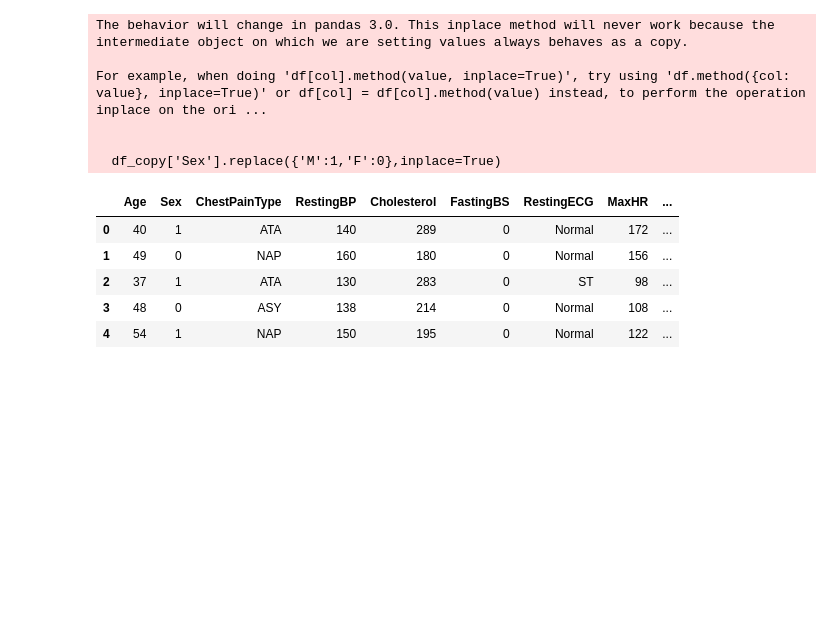
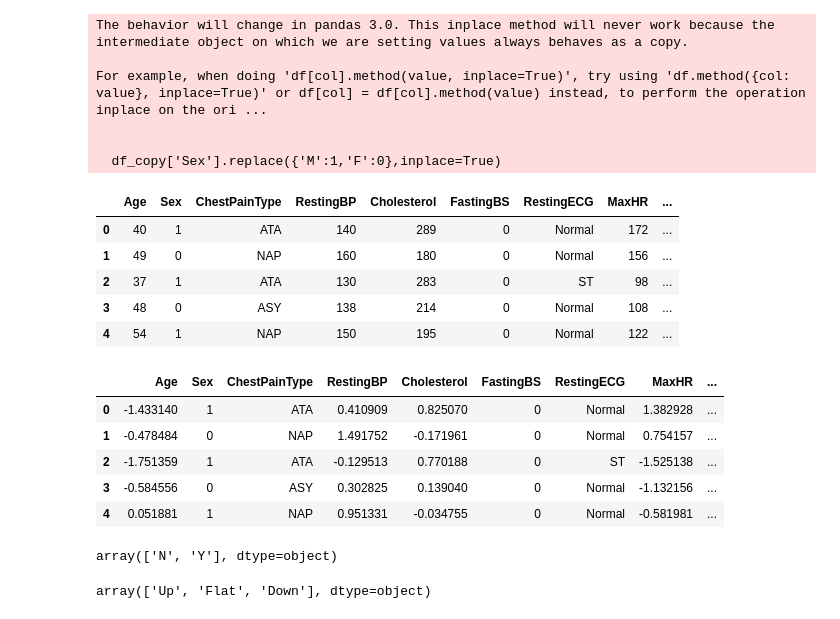
Before and after one commit to jillasrivardhan/DataAnalysis, a Jupyter notebook: Heart-Disease-Analysis/HeartDisease.ipynb, the cells around one changed output. Drawn from its saved outputs; the diff is of its cells as text; code cells hidden in the pictures; blank space fills up the shorter version.

```diff
--- a/Heart-Disease-Analysis/HeartDisease.ipynb
+++ b/Heart-Disease-Analysis/HeartDisease.ipynb
@@ -228,0 +240,13 @@ df_copy.head()
+# %%
+df_copy.head()
+# %% [output]
+|  | Age | Sex | ChestPainType | RestingBP | Cholesterol | FastingBS | RestingECG | MaxHR | ... |
+| 0 | -1.433140 | 1 | ATA | 0.410909 | 0.825070 | 0 | Normal | 1.382928 | ... |
+| 1 | -0.478484 | 0 | NAP | 1.491752 | -0.171961 | 0 | Normal | 0.754157 | ... |
+| 2 | -1.751359 | 1 | ATA | -0.129513 | 0.770188 | 0 | ST | -1.525138 | ... |
+| 3 | -0.584556 | 0 | ASY | 0.302825 | 0.139040 | 0 | Normal | -1.132156 | ... |
+| 4 | 0.051881 | 1 | NAP | 0.951331 | -0.034755 | 0 | Normal | -0.581981 | ... |
+# %%
+df_copy['ExerciseAngina'].unique()
+# %% [output]
+array(['N', 'Y'], dtype=object)
@@ -228,0 +255,4 @@ df_copy.head()
+# %%
+df['ST_Slope'].unique()
+# %% [output]
+array(['Up', 'Flat', 'Down'], dtype=object)
```
Also changed, not shown: parts of 24 cells of this notebook, 2 other files.
